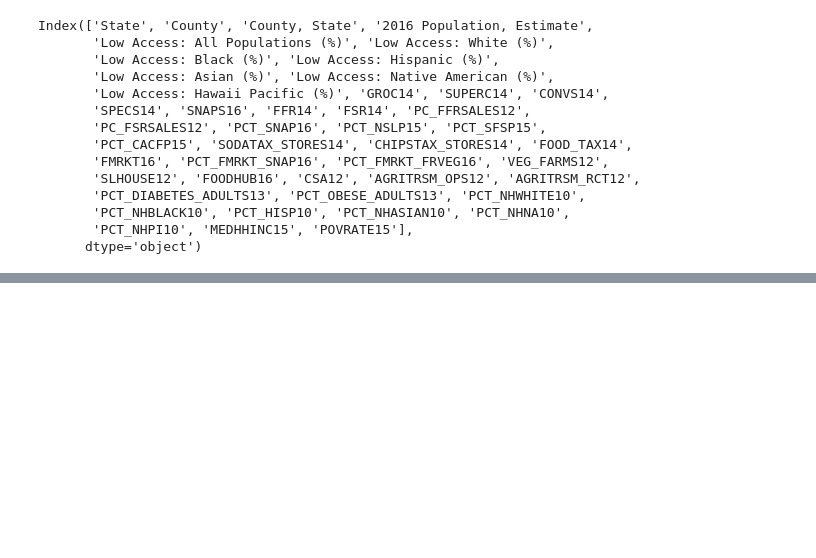
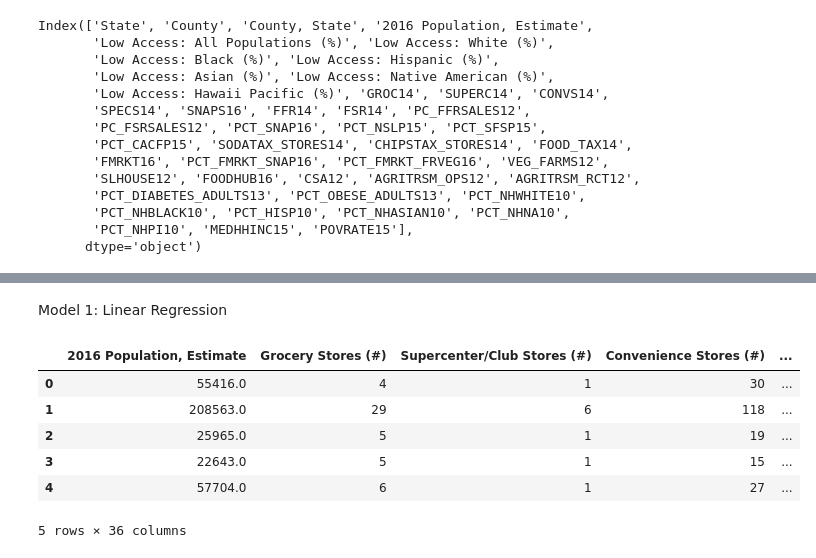
Before and after one commit to rioarthur/Capstone, a Jupyter notebook: 00_intro.ipynb, the cells around one changed output, grey strips where cells are left out. Cells and saved outputs as stored; diff of their text form; code cells hidden in the pictures; blank space fills up the shorter version.

```diff
--- a/00_intro.ipynb
+++ b/00_intro.ipynb
@@ -308,0 +319,2 @@ for var in usda_list:
+# %% [markdown]
+Model 1: Linear Regression
@@ -308,0 +335,10 @@ for var in usda_list:
+# %%
+indep.head()
+# %% [output]
+|  | 2016 Population, Estimate | Grocery Stores (#) | Supercenter/Club Stores (#) | Convenience Stores (#) | ... |
+| 0 | 55416.0 | 4 | 1 | 30 | ... |
+| 1 | 208563.0 | 29 | 6 | 118 | ... |
+| 2 | 25965.0 | 5 | 1 | 19 | ... |
+| 3 | 22643.0 | 5 | 1 | 15 | ... |
+| 4 | 57704.0 | 6 | 1 | 27 | ... |
+5 rows × 36 columns
```
Also changed, not shown: parts of 21 cells of this notebook.
